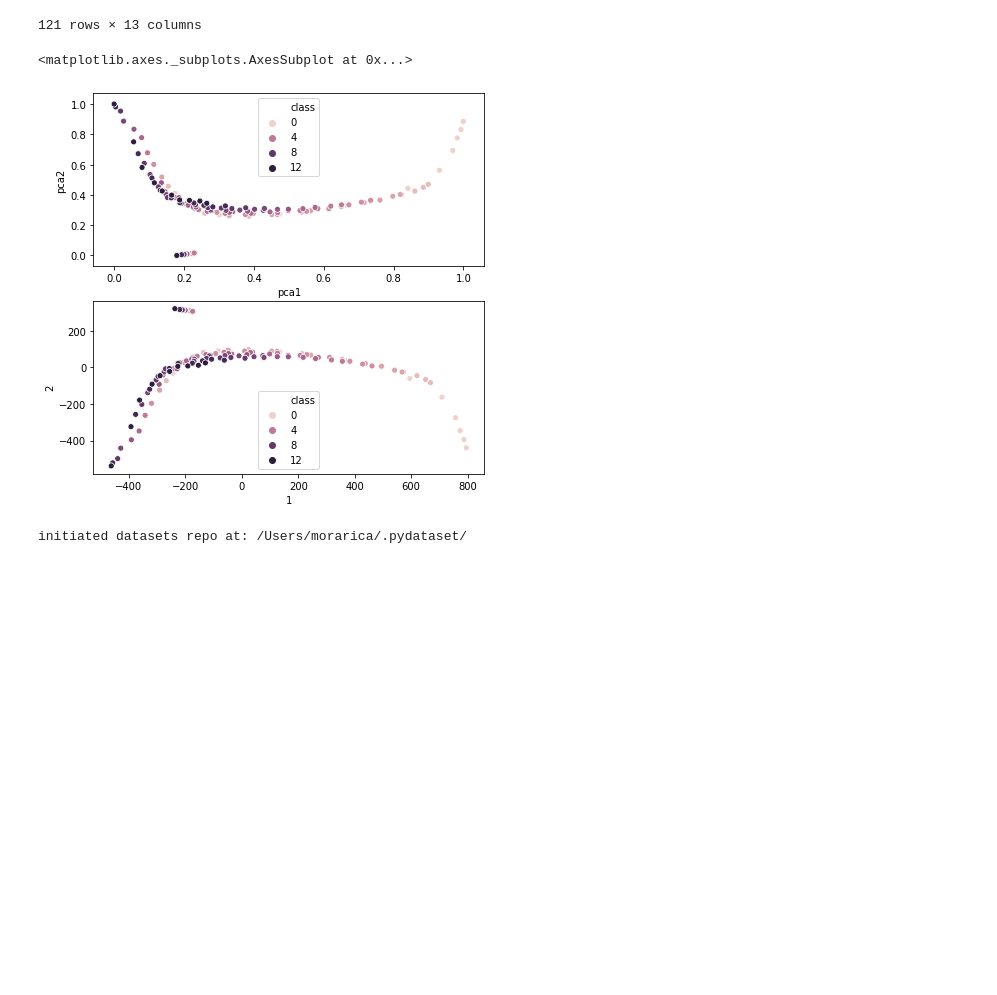
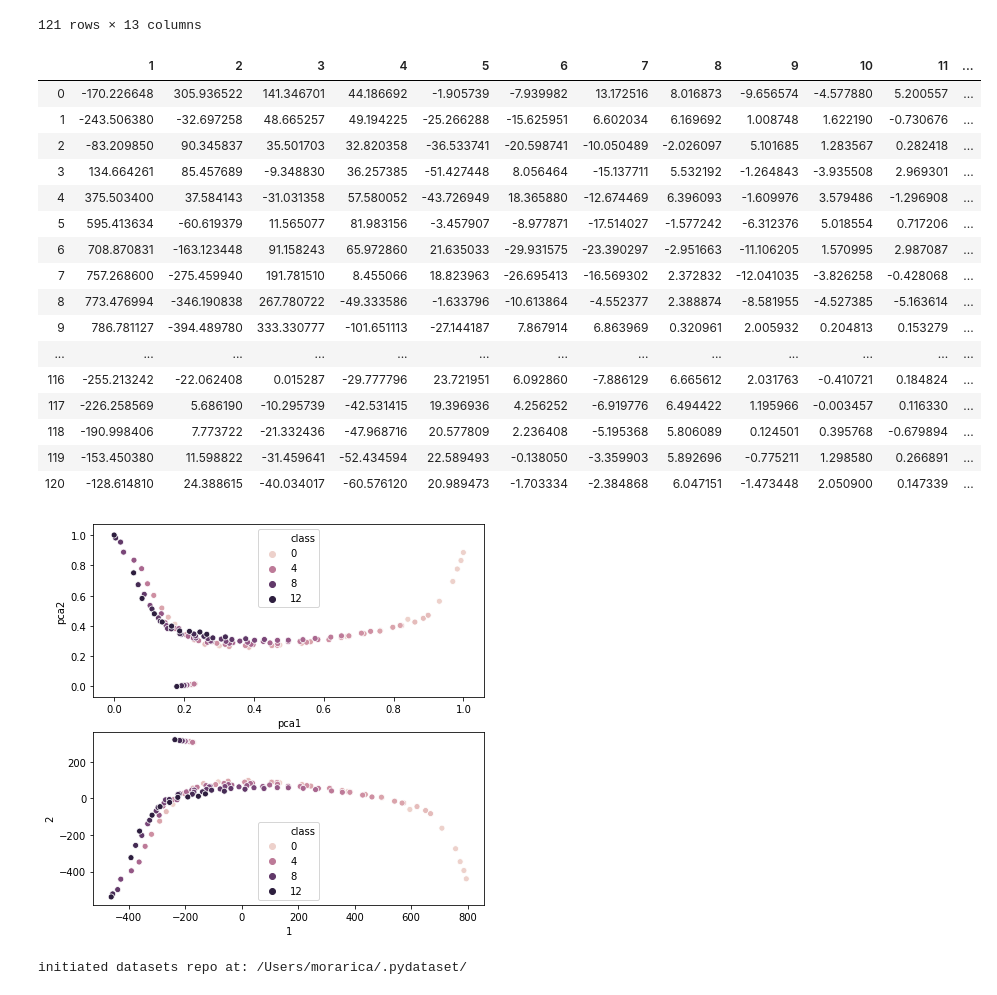
Before and after one commit to kix2mix2/SepMe, a Jupyter notebook: Jupyters/scripts_sanitychecks/weird checks.ipynb, the cells around one changed output. Saved outputs shown, nothing was run; the diff lists cells and outputs as text; code cells hidden in the pictures; blank space fills up the shorter version.

```diff
--- a/Jupyters/datachecks.ipynb
+++ b/Jupyters/scripts_sanitychecks/weird checks.ipynb
@@ -105,12 +105,30 @@ df_pca
 # %%
 df_pca = pd.read_csv('/Users/morarica/Developer/SepMe/data/orig_data/input_data/Reduced_orig_data/PCA/fisheries_clusteredByEscapementTarget_PCA_data.csv')
 
 f, axes = plt.subplots(2, 1, figsize=(7, 7))
 
 sns.scatterplot(x="pca1", y="pca2", hue="class", data=df2, ax = axes[0])
 sns.scatterplot(x="1", y="2", hue="class", data=df_pca, ax = axes[1])
+
+df_pca
 # %% [output]
-<matplotlib.axes._subplots.AxesSubplot at 0x...>
+|  | 1 | 2 | 3 | 4 | 5 | 6 | 7 | 8 | 9 | 10 | 11 | ... |
+| 0 | -170.226648 | 305.936522 | 141.346701 | 44.186692 | -1.905739 | -7.939982 | 13.172516 | 8.016873 | -9.656574 | -4.577880 | 5.200557 | ... |
+| 1 | -243.506380 | -32.697258 | 48.665257 | 49.194225 | -25.266288 | -15.625951 | 6.602034 | 6.169692 | 1.008748 | 1.622190 | -0.730676 | ... |
+| 2 | -83.209850 | 90.345837 | 35.501703 | 32.820358 | -36.533741 | -20.598741 | -10.050489 | -2.026097 | 5.101685 | 1.283567 | 0.282418 | ... |
+| 3 | 134.664261 | 85.457689 | -9.348830 | 36.257385 | -51.427448 | 8.056464 | -15.137711 | 5.532192 | -1.264843 | -3.935508 | 2.969301 | ... |
+| 4 | 375.503400 | 37.584143 | -31.031358 | 57.580052 | -43.726949 | 18.365880 | -12.674469 | 6.396093 | -1.609976 | 3.579486 | -1.296908 | ... |
+| 5 | 595.413634 | -60.619379 | 11.565077 | 81.983156 | -3.457907 | -8.977871 | -17.514027 | -1.577242 | -6.312376 | 5.018554 | 0.717206 | ... |
+| 6 | 708.870831 | -163.123448 | 91.158243 | 65.972860 | 21.635033 | -29.931575 | -23.390297 | -2.951663 | -11.106205 | 1.570995 | 2.987087 | ... |
+| 7 | 757.268600 | -275.459940 | 191.781510 | 8.455066 | 18.823963 | -26.695413 | -16.569302 | 2.372832 | -12.041035 | -3.826258 | -0.428068 | ... |
+| 8 | 773.476994 | -346.190838 | 267.780722 | -49.333586 | -1.633796 | -10.613864 | -4.552377 | 2.388874 | -8.581955 | -4.527385 | -5.163614 | ... |
+| 9 | 786.781127 | -394.489780 | 333.330777 | -101.651113 | -27.144187 | 7.867914 | 6.863969 | 0.320961 | 2.005932 | 0.204813 | 0.153279 | ... |
+| ... | ... | ... | ... | ... | ... | ... | ... | ... | ... | ... | ... | ... |
+| 116 | -255.213242 | -22.062408 | 0.015287 | -29.777796 | 23.721951 | 6.092860 | -7.886129 | 6.665612 | 2.031763 | -0.410721 | 0.184824 | ... |
+| 117 | -226.258569 | 5.686190 | -10.295739 | -42.531415 | 19.396936 | 4.256252 | -6.919776 | 6.494422 | 1.195966 | -0.003457 | 0.116330 | ... |
+| 118 | -190.998406 | 7.773722 | -21.332436 | -47.968716 | 20.577809 | 2.236408 | -5.195368 | 5.806089 | 0.124501 | 0.395768 | -0.679894 | ... |
+| 119 | -153.450380 | 11.598822 | -31.459641 | -52.434594 | 22.589493 | -0.138050 | -3.359903 | 5.892696 | -0.775211 | 1.298580 | 0.266891 | ... |
+| 120 | -128.614810 | 24.388615 | -40.034017 | -60.576120 | 20.989473 | -1.703334 | -2.384868 | 6.047151 | -1.473448 | 2.050900 | 0.147339 | ... |
 [figure]
 # %%
 from pydataset import data
```
Also changed, not shown: parts of 1 cell of this notebook, 12 other files.
